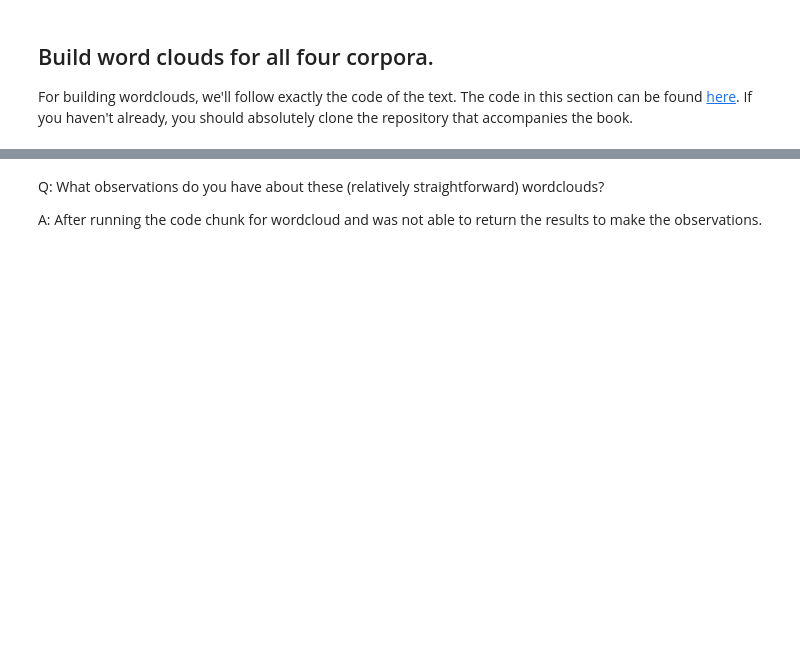
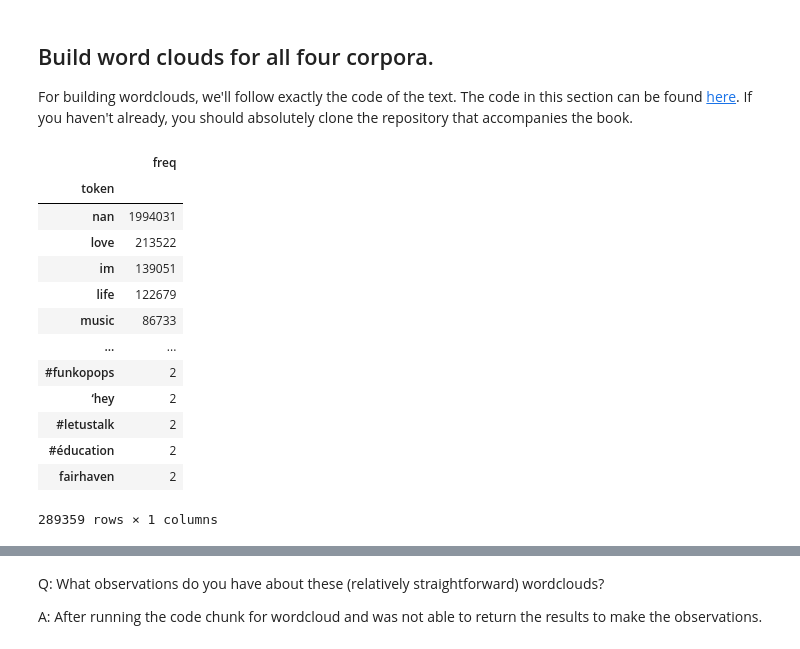
Before and after one commit to kyledalope/ADS509-TM-GROUP-COMP, a Jupyter notebook: Group Comparison.ipynb, the cells around one changed output, grey strips where cells are left out. Saved outputs shown, nothing was run; the diff lists cells and outputs as text; code cells hidden in the pictures; blank space fills up the shorter version.

```diff
--- a/Group Comparison.ipynb
+++ b/Group Comparison.ipynb
@@ -384,3 +429,21 @@ def count_words(df, column='tokens', preprocess=None, min_freq=2):
     freq_df.index.name = 'token'
 
     return freq_df.sort_values('freq', ascending=False)
+# %%
+cher_tw_count = count_words(twitter_data[twitter_data['artist']=="cher"])
+cher_tw_count
+# %% [output]
+|  | freq |
+| token |  |
+| nan | 1994031 |
+| love | 213522 |
+| im | 139051 |
+| life | 122679 |
+| music | 86733 |
+| ... | ... |
+| #funkopops | 2 |
+| ‘hey | 2 |
+| #letustalk | 2 |
+| #éducation | 2 |
+| fairhaven | 2 |
+289359 rows × 1 columns
```
Also changed, not shown: parts of 11 cells of this notebook.
